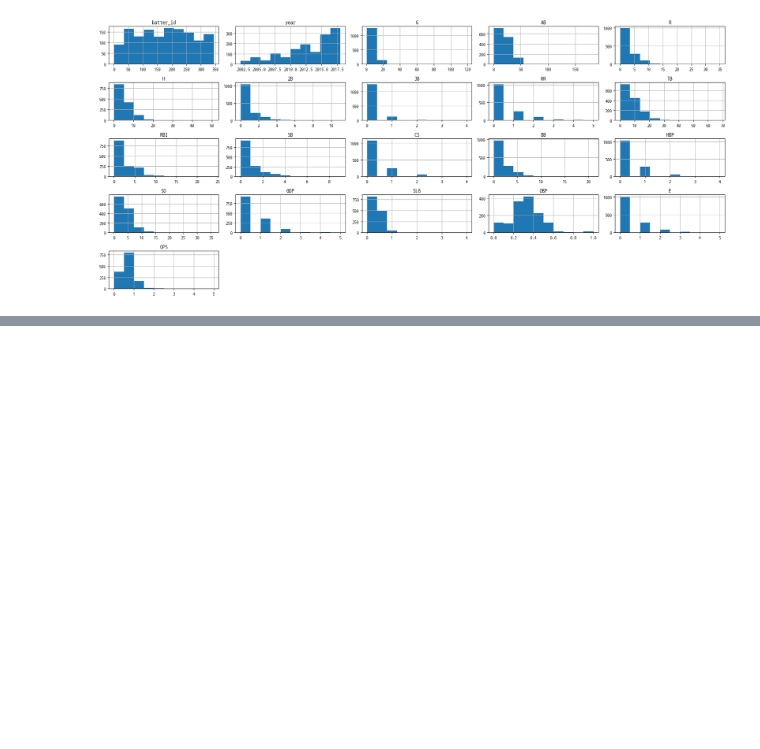
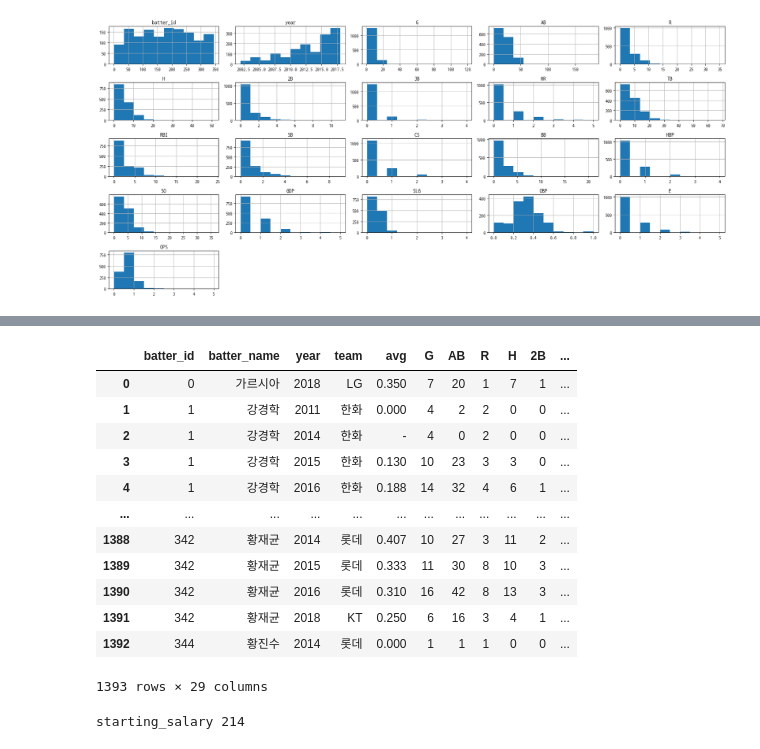
Before and after one commit to dlsdud9098/kbo_ops_predict, a Jupyter notebook: main.ipynb, the cells around one changed output, grey strips where cells are left out. Saved outputs shown, nothing was run; the diff lists cells and outputs as text; code cells hidden in the pictures; blank space fills up the shorter version.

```diff
--- a/main.ipynb
+++ b/main.ipynb
@@ -122,0 +261,27 @@ plt.show()
+# %%
+'''
+이제 저 계산식을 기반으로 NaN 값을 채우려고 한다.
+
+이제 SLG는 다 채웠으니 OBP만 채우면 된다.
+'''
+
+def SLG_calc(row):
+    # SLG가 NaN이 아닐 경우 그대로 반환
+    if pd.notna(row['SLG']):
+        return row['SLG']
+    # 타수가 없는 경우
+    if pd.notna(row['AB']) or row['AB'] == 0:
+        return 0
+    H = row['H'] - row[['2B', '3B', 'HR']].sum()
+    SLG = (H + row['2B'] * 2 + row['3B'] * 3 + row['HR'] * 4) / row['AB']
+
+    return SLG
+
+display(preseason.head())
+print()
+preseason['SLG'] = preseason.apply(SLG_calc, axis=1)
+display(preseason.head())
+
+for i, j in preseason.isnull().sum().items():
+    if not j == 0:
+        print(i, j)
@@ -122,0 +355,27 @@ plt.show()
+# %%
+# OPS 계산
+# OPS = SLG + OPB
+
+def OPS_clac(row):
+    return row[['SLG', 'OBP']].sum()
+
+preseason['OPS'] = preseason.apply(OPS_clac, axis=1)
+display(preseason)
+for i, j in preseason.isnull().sum().items():
+    if not j == 0:
+        print(i, j)
+# %% [output]
+|  | batter_id | batter_name | year | team | avg | G | AB | R | H | 2B | ... |
+| 0 | 0 | 가르시아 | 2018 | LG | 0.350 | 7 | 20 | 1 | 7 | 1 | ... |
+| 1 | 1 | 강경학 | 2011 | 한화 | 0.000 | 4 | 2 | 2 | 0 | 0 | ... |
+| 2 | 1 | 강경학 | 2014 | 한화 | - | 4 | 0 | 2 | 0 | 0 | ... |
+| 3 | 1 | 강경학 | 2015 | 한화 | 0.130 | 10 | 23 | 3 | 3 | 0 | ... |
+| 4 | 1 | 강경학 | 2016 | 한화 | 0.188 | 14 | 32 | 4 | 6 | 1 | ... |
+| ... | ... | ... | ... | ... | ... | ... | ... | ... | ... | ... | ... |
+| 1388 | 342 | 황재균 | 2014 | 롯데 | 0.407 | 10 | 27 | 3 | 11 | 2 | ... |
+| 1389 | 342 | 황재균 | 2015 | 롯데 | 0.333 | 11 | 30 | 8 | 10 | 3 | ... |
+| 1390 | 342 | 황재균 | 2016 | 롯데 | 0.310 | 16 | 42 | 8 | 13 | 3 | ... |
+| 1391 | 342 | 황재균 | 2018 | KT | 0.250 | 6 | 16 | 3 | 4 | 1 | ... |
+| 1392 | 344 | 황진수 | 2014 | 롯데 | 0.000 | 1 | 1 | 1 | 0 | 0 | ... |
+1393 rows × 29 columns
+starting_salary 214
```
Also changed, not shown: parts of 8 cells of this notebook.
